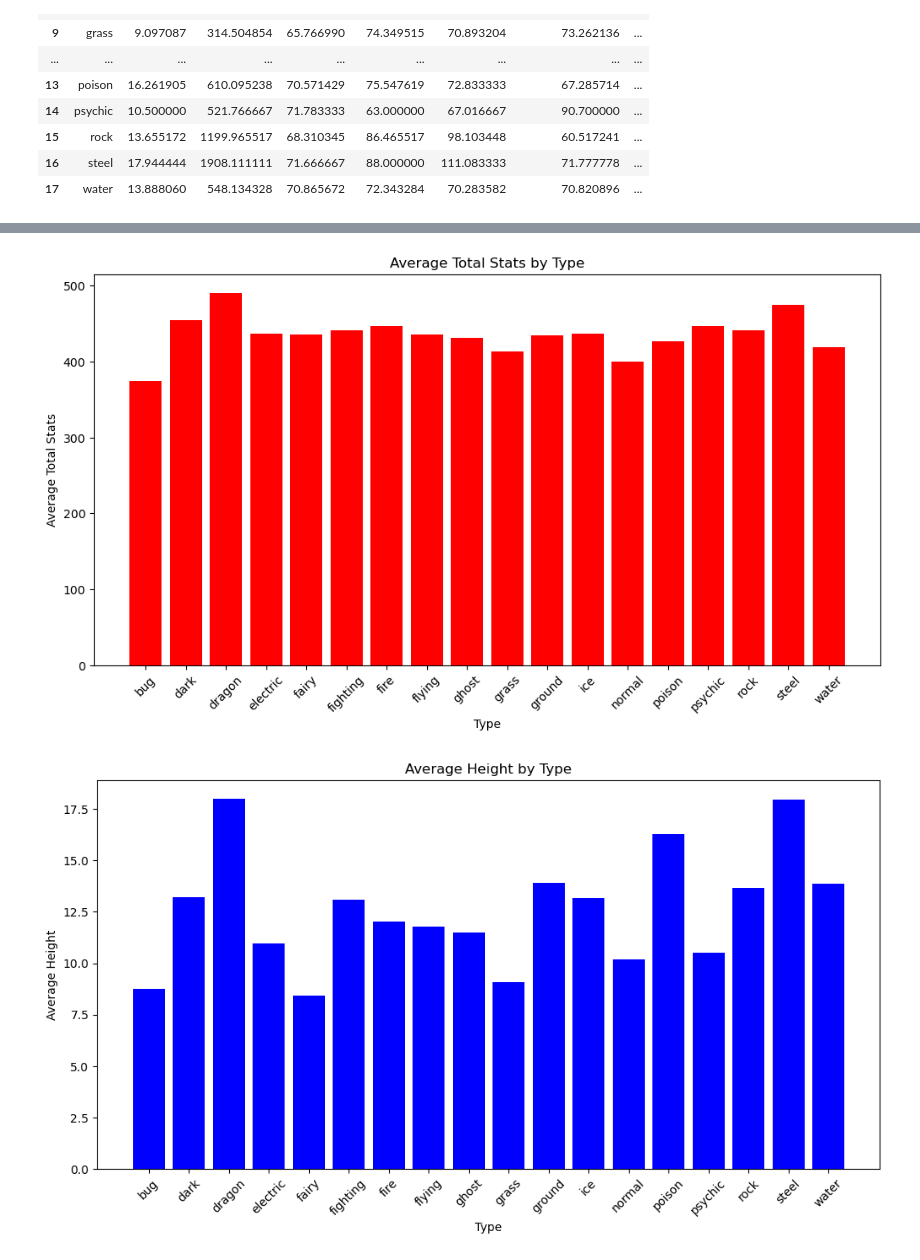
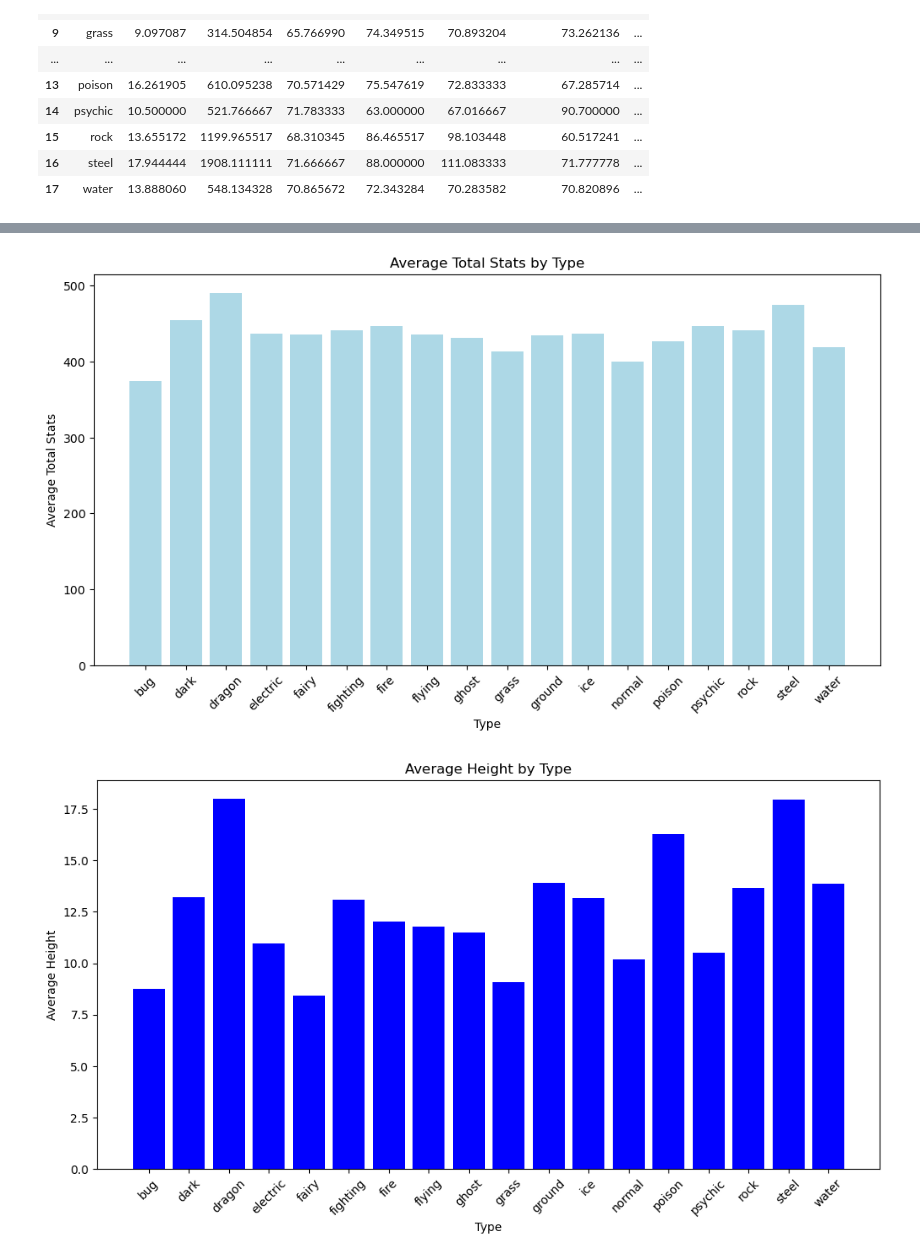
Before and after one commit to mohitjain2/Syndicate, a Jupyter notebook: EDA.ipynb, the cells around one changed output, grey strips where cells are left out. Saved outputs shown, nothing was run; the diff lists cells and outputs as text; code cells hidden in the pictures.

```diff
--- a/EDA.ipynb
+++ b/EDA.ipynb
@@ -11,18 +13,24 @@ import json
 # %%
 # Function to execute SQL query and return results
 def execute_query(query):
+    '''
+    Executes the given SQL query on a SQLite database and returns the results.
+
+    Parameters:
+        query (str): The SQL query to execute.
+
+    Returns:
+        list of tuples: A list containing the rows returned by the query. Each row is represented as a tuple.
+    '''
     # Connect to the database
     conn = sqlite3.connect('pokemon_data.db')
-    # Create a cursor object
     cursor = conn.cursor()
-    # Execute the query
     cursor.execute(query)
     # Fetch all rows
     rows = cursor.fetchall()
     # Close cursor and connection
     cursor.close()
     conn.close()
-    # Return the results
     return rows
 # %% [markdown]
 ## Basic EDA
@@ -146,7 +219,6 @@ types_df
 # %% [markdown]
 ### How does the height, weight and stats of Pokémons across different types?
 # %%
-# Example usage: Running a SQL query
 query = """
 SELECT p.primary_type,
        AVG(p.height) AS avg_height,
@@ -156,7 +228,8 @@ SELECT p.primary_type,
        AVG(s.defense) AS avg_defense,
        AVG(s.special_attack) AS avg_special_attack,
        AVG(s.special_defense) AS avg_special_defense,
-       AVG(s.speed) AS avg_speed
+       AVG(s.speed) AS avg_speed,
+       AVG(s.hp) + AVG(s.attack) + AVG(s.defense) + AVG(s.special_attack) + AVG(s.special_defense) + AVG(s.speed) as Avg_total_stats
 FROM pokedex p
 JOIN stats s ON p.name = s.name
 GROUP BY p.primary_type;
@@ -164,9 +237,9 @@ GROUP BY p.primary_type;
 results = execute_query(query)
 
 # Create the DataFrame
-hw_df=pd.DataFrame(results, columns=['Type', 'Avg_height', 'Avg_weight','Avg_hp','Avg_attack','Avg_defense','Avg_special_attack','Avg_special_defense','Avg_speed'])
+hw_df=pd.DataFrame(results, columns=['Type', 'Avg_height', 'Avg_weight','Avg_hp','Avg_attack','Avg_defense','Avg_special_attack','Avg_special_defense','Avg_speed','Avg_total_stats'])
 
-#Print the output of the Query
+# Print the output
 hw_df
 # %% [output]
 |  | Type | Avg_height | Avg_weight | Avg_hp | Avg_attack | Avg_defense | Avg_special_attack | ... |
@@ -186,6 +259,3 @@ hw_df
 | 15 | rock | 13.655172 | 1199.965517 | 68.310345 | 86.465517 | 98.103448 | 60.517241 | ... |
 | 16 | steel | 17.944444 | 1908.111111 | 71.666667 | 88.000000 | 111.083333 | 71.777778 | ... |
 | 17 | water | 13.888060 | 548.134328 | 70.865672 | 72.343284 | 70.283582 | 70.820896 | ... |
-# %%
-hw_df['Avg_total_stats']=hw_df['Avg_hp']+hw_df['Avg_attack']+hw_df['Avg_defense']+hw_df['Avg_special_attack']+hw_df['Avg_special_defense']+hw_df['Avg_speed']
-hw_df
@@ -210,12 +262,12 @@ hw_df
 # %%
-# Plot average weight
-plt.figure(figsize=(12, 6))  # Set the figure size
-plt.bar(hw_df['Type'], hw_df['Avg_total_stats'], color='Red')
-plt.xlabel('Type')  # Set the x-axis label
-plt.ylabel('Average Total Stats')  # Set the y-axis label
-plt.title('Average Total Stats by Type')  # Set the title
-plt.xticks(rotation=45)  # Rotate x-axis labels for better readability
-plt.show()  # Show plot
+# Ploting average total stats by type
+plt.figure(figsize=(12, 6))
+plt.bar(hw_df['Type'], hw_df['Avg_total_stats'], color='lightblue')
+plt.xlabel('Type')
+plt.ylabel('Average Total Stats')
+plt.title('Average Total Stats by Type')
+plt.xticks(rotation=45)
+plt.show()
 # %% [output]
-[figure, old version]
+[figure, new version]
 # %%
```
Also changed, not shown: parts of 51 cells of this notebook.
